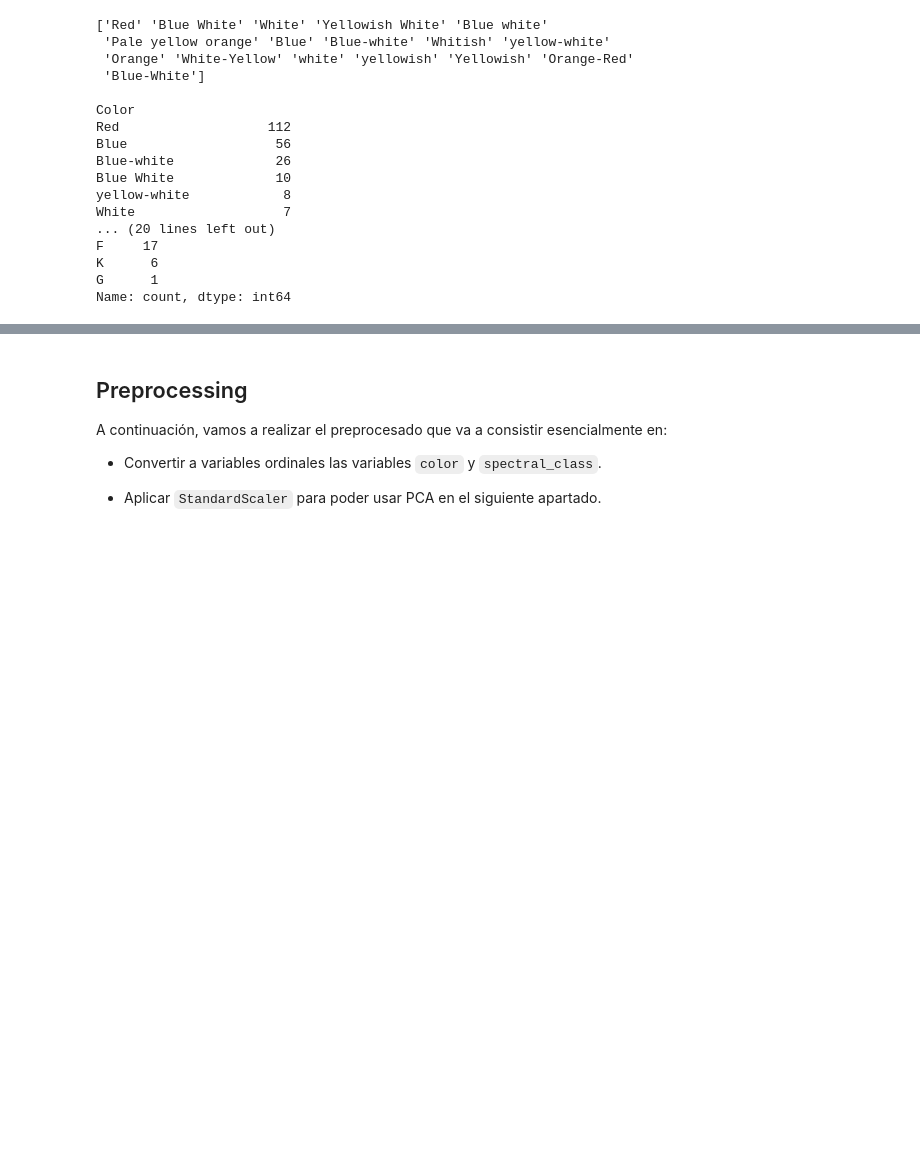
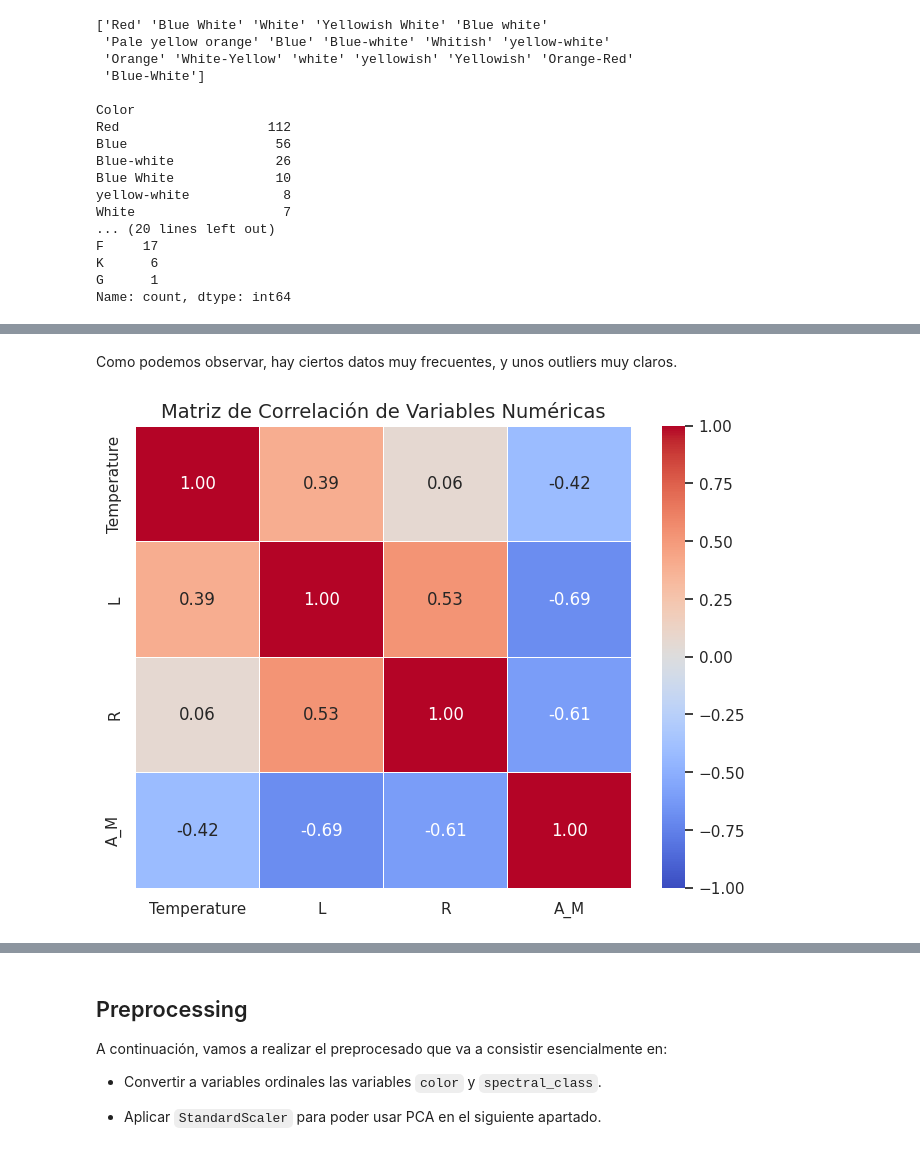
Before and after one commit to aleLobo31/UC3M_ML_P2_G26, a Jupyter notebook: notebooks/clustering.ipynb, the cells around one changed output, grey strips where cells are left out. Cells and saved outputs as stored; diff of their text form; code cells hidden in the pictures; blank space fills up the shorter version.

```diff
--- a/notebooks/clustering.ipynb
+++ b/notebooks/clustering.ipynb
@@ -95,0 +120,15 @@ Name: count, dtype: int64
+# %% [markdown]
+Como podemos observar, hay ciertos datos muy frecuentes, y unos outliers muy claros.
+# %%
+# Matriz de correlación para buscar relaciones lineales antes del PCA
+plt.figure(figsize=(8, 6))
+
+# Seleccionamos solo las columnas numéricas
+numeric_df = df.select_dtypes(include=[np.number])
+correlation_matrix = numeric_df.corr()
+
+sns.heatmap(correlation_matrix, annot=True, cmap='coolwarm', vmin=-1, vmax=1, fmt=".2f", linewidths=.5)
+plt.title('Matriz de Correlación de Variables Numéricas', fontsize=14)
+plt.show()
+# %% [output]
+[figure, added]
```
Also changed, not shown: parts of 6 cells of this notebook.
